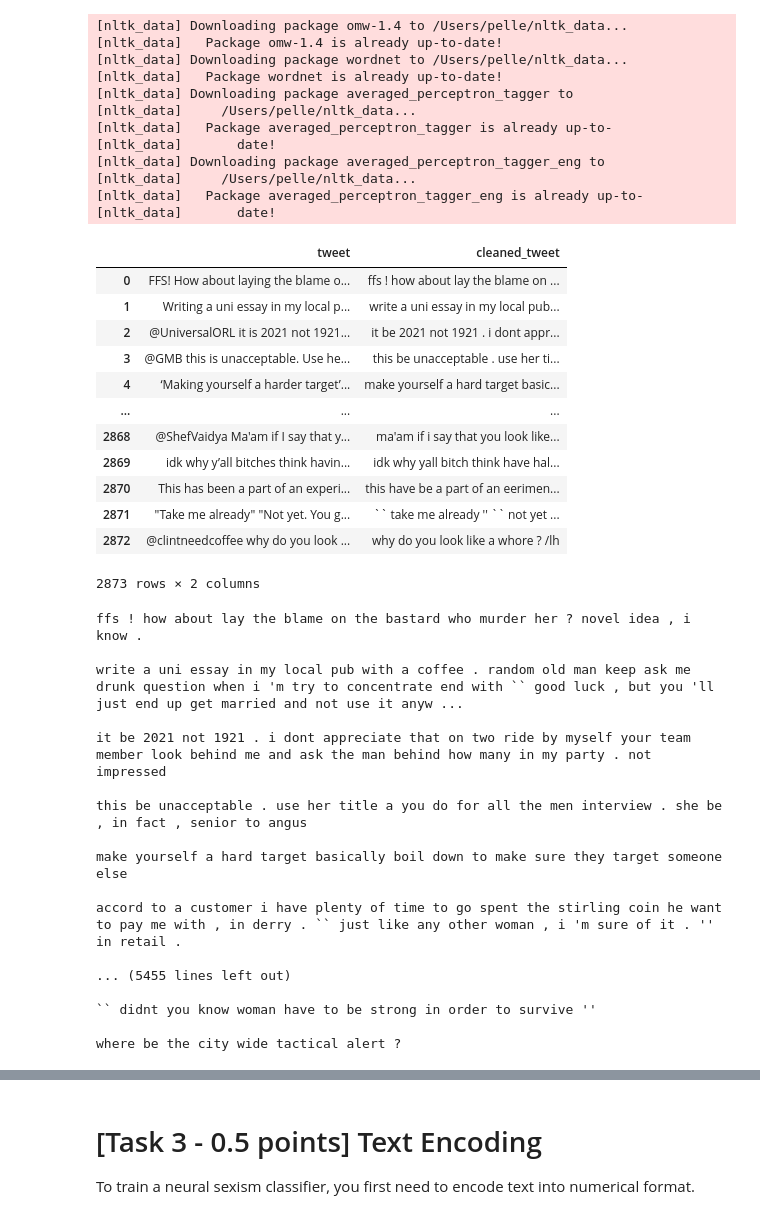
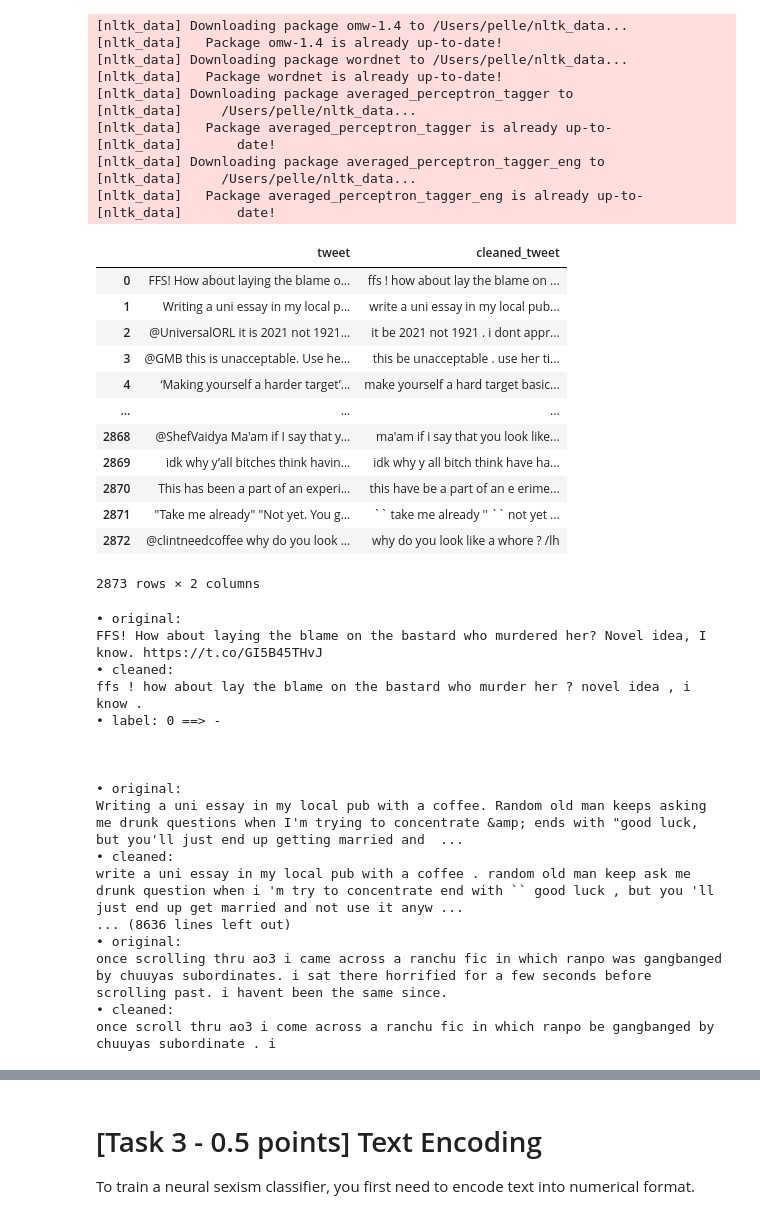
Before and after one commit to 26leonardo/NLP_project, a Jupyter notebook: A1/Assignment1-2526.ipynb, the cells around one changed output, grey strips where cells are left out. Saved outputs shown, nothing was run; the diff lists cells and outputs as text; code cells hidden in the pictures.

```diff
--- a/A1/Assignment1-2526.ipynb
+++ b/A1/Assignment1-2526.ipynb
@@ -127,6 +127,7 @@ for i, df in enumerate(dfs):
 
     # Encode labels as integers
     label_mapping = {"-":0, "DIRECT":1, "JUDGEMENTAL":2, "REPORTED":3}
+    reverse_mapping = {v: k for k, v in label_mapping.items()}  # TODO: utile per debug ma togliere dopo
     df["label"] = df["label"].map(label_mapping)
 
     dfs[i] = df # NOTE: we have to do this otherwise the changes won't persist
@@ -189,14 +190,12 @@ def token_lemma(text: str) -> str:
 def clean_text(text, patterns):
     # Remove patterns
     for pattern in patterns:
-        text = pattern.sub('', text)
+        # NOTE: replace with space to avoid merging words, the tokenizer will take care of extra spaces
+        text = pattern.sub(' ', text)
 
-    # EXTRA: post-processing
-    text = re.sub(r'\s+', ' ', text)             # multiple spaces => single space
-    text = re.sub(r'\s([.,;!?])', r'\1', text)   # remove space before punctuation
-    text = re.sub(r'^[.,;!?\s]+', '', text)      # remove punctuation/spaces at the beginning
-    text = re.sub(r'[\s]+$', '', text)           # remove spaces at the end
-    text = re.sub(r'([.,;!?]){2,}', r'\1', text) # multiple punctuations => single punctuation
+    # Post-process text
+    # Remove zero-width and formatting characters
+    text = re.sub(r'[\u200B-\u200F\u202A-\u202E\u2060-\u206F\uFEFF]', "", text)
 
     # Tokenize, lemmatize and merge
     return token_lemma(text)
@@ -268,6 +216,11 @@ if False:
 # NOTE: 1 big regex for all patterns would be more efficient, but here we prefer to keep them separate for clarity
 
 patterns = [
+    # 4) URLs
+    # NOTE: if we do this before removing hashtags we avoid broken urls, as in retriving the tweets some urls were appended to hashtags
+    # NOTE: if we do this before removing emoji we don't have problems with :// inside urls, since we replace but wuth ' '
+    re.compile(r'https?://[^\s]+'),
+
     # 1) Emoji
     # 1.1) Textual emoji
     re.compile(
@@ -276,6 +229,7 @@ patterns = [
         re.IGNORECASE
     ),
     # 1.2) Unicoed emoji
+    # NOTE: see https://symbl.cc/en/unicode/blocks/
     re.compile(
         "["
         u"\U0001F600-\U0001F64F"  # Emoticons
@@ -287,80 +241,73 @@ patterns = [
         u"\U0001F900-\U0001F9FF"  # Supplemental Symbols and Pictographs
         u"\U0001FA00-\U0001FA6F"  # Chess Symbols
         u"\U0001FA70-\U0001FAFF"  # Symbols and Pictographs Extended-A
-        u"\U00002702-\U000027B0"  # Dingbats
-        u"\U000024C2-\U0001F251"
+        u"\U00002190-\U000021FF"  # Arrows
+        u"\U00002600-\U000027BF"  # Miscellaneous symbols & Dingbats
         u"\U0001F1E0-\U0001F1FF"  # Flags
-        u"\U0001F900-\U0001F9FF"  # Supplemental Symbols
-        u"\U0001FA70-\U0001FAFF"  # Extended pictographs
-        u"\U00002600-\U000026FF"  # Miscellaneous symbols
-        u"\U00002700-\U000027BF"  # Dingbats
+        u"\U000024C2-\U0001F251"  # Enclosed characters
         "]+",
         flags=re.UNICODE
     ),
-
-    # 4) URLs
-    # NOTE: if we do this before removing hashtags we avoid broken urls, as in retriving the tweets some urls were appended to hashtags
-    re.compile(r'https?[^\s]+'), # NB: don't put also :// since they are removed as text emoji
 
     # 2) Hashtags
     re.compile(r'#\w+'),
 
     # 3) Mentions
     re.compile(r'@\w+'),
 
     # 5) Special characters and symbols
     # 5.1) HTML entities
     re.compile(r'&[a-zA-Z]+;|&#\d+;|&[a-zA-Z]+'),
-    # 5.2) Strance unicode chars
-    re.compile(r'[↕↔→←↑↓⇒⇐⇑⇓⇔⟵⟶⟷⤴⤵]'), # it is used once, probably overfitting
-    re.compile(r'[ᵃᵇᶜᵈᵉᶠᵍʰⁱʲᵏˡᵐⁿᵒᵖʳˢᵗᵘᵛʷˣʸᶻᴬᴮᴰᴱᴳᴴᴵᴶᴷᴸᴹᴺᴼᴾᴿᵀᵁⱽᵂ]+'),  # NOTE: there is a sentece where they are useful
     # 5.3) Fractions and percentages
     re.compile(r'\d+%[-]?(?!\w)'), # NOTE: maybe it is overfit, but there is a sentence with 10 times 10%- which is weird
 
     # 6) Specific quotes characters, i assume not the regular ones (e.g. " ' )
     re.compile(r'[“”‘’«»`´]'),
 ]
 
 for i, df in enumerate(dfs):
     df['cleaned_tweet'] = df["tweet"].apply(lambda text: clean_text(text, patterns))
     dfs[i] = df
 
 display(train_df[["tweet", "cleaned_tweet"]])
 # %% [output]
 |  | tweet | cleaned_tweet |
 | 0 | FFS! How about laying the blame o... | ffs ! how about lay the blame on ... |
 | 1 | Writing a uni essay in my local p... | write a uni essay in my local pub... |
 | 2 | @UniversalORL it is 2021 not 1921... | it be 2021 not 1921 . i dont appr... |
 | 3 | @GMB this is unacceptable. Use he... | this be unacceptable . use her ti... |
 | 4 | ‘Making yourself a harder target’... | make yourself a hard target basic... |
 | ... | ... | ... |
 | 2868 | @ShefVaidya Ma'am if I say that y... | ma'am if i say that you look like... |
-| 2869 | idk why y’all bitches think havin... | idk why yall bitch think have hal... |
-| 2870 | This has been a part of an experi... | this have be a part of an eerimen... |
+| 2869 | idk why y’all bitches think havin... | idk why y all bitch think have ha... |
+| 2870 | This has been a part of an experi... | this have be a part of an e erime... |
 | 2871 | "Take me already" "Not yet. You g... | `` take me already '' `` not yet ... |
 | 2872 | @clintneedcoffee why do you look ... | why do you look like a whore ? /lh |
 2873 rows × 2 columns
 # %%
 # DEBUG: print cleaned tweets
 for i, df in enumerate(dfs):
-    for txt in df['cleaned_tweet']:
-        # for pattern in patterns: txt = pattern.sub('', txt)
-        print(txt, "\n")
+    for j in range(df[["label", "tweet", "cleaned_tweet"]].shape[0]):
+        print(f"• original:\n{df['tweet'][j]}")
+        print(f"• cleaned:\n{df['cleaned_tweet'][j]}")
+        label = df['label'][j]
+        print(f"• label: {label} ==> {reverse_mapping[label]}")
+        print("\n\n")
 # %% [output]
+• original:
+FFS! How about laying the blame on the bastard who murdered her? Novel idea, I know. https://t.co/GI5B45THvJ
+• cleaned:
 ffs ! how about lay the blame on the bastard who murder her ? novel idea , i know .
+• label: 0 ==> -
 
+
+
+• original:
+Writing a uni essay in my local pub with a coffee. Random old man keeps asking me drunk questions when I'm trying to concentrate &amp; ends with "good luck, but you'll just end up getting married and  ...
+• cleaned:
 write a uni essay in my local pub with a coffee . random old man keep ask me drunk question when i 'm try to concentrate end with `` good luck , but you 'll just end up get married and not use it anyw ...
-
-it be 2021 not 1921 . i dont appreciate that on two ride by myself your team member look behind me and ask the man behind how many in my party . not impressed
-
-this be unacceptable . use her title a you do for all the men interview . she be , in fact , senior to angus
-
-make yourself a hard target basically boil down to make sure they target someone else
-
-accord to a customer i have plenty of time to go spent the stirling coin he want to pay me with , in derry . `` just like any other woman , i 'm sure of it . '' in retail .
-
-... (5455 lines left out)
-
-`` didnt you know woman have to be strong in order to survive ''
-
-where be the city wide tactical alert ?
+... (8636 lines left out)
+• original:
+once scrolling thru ao3 i came across a ranchu fic in which ranpo was gangbanged by chuuyas subordinates. i sat there horrified for a few seconds before scrolling past. i havent been the same since.
+• cleaned:
+once scroll thru ao3 i come across a ranchu fic in which ranpo be gangbanged by chuuyas subordinate . i
```
Also changed, not shown: parts of 2 cells of this notebook, 1 other file.
